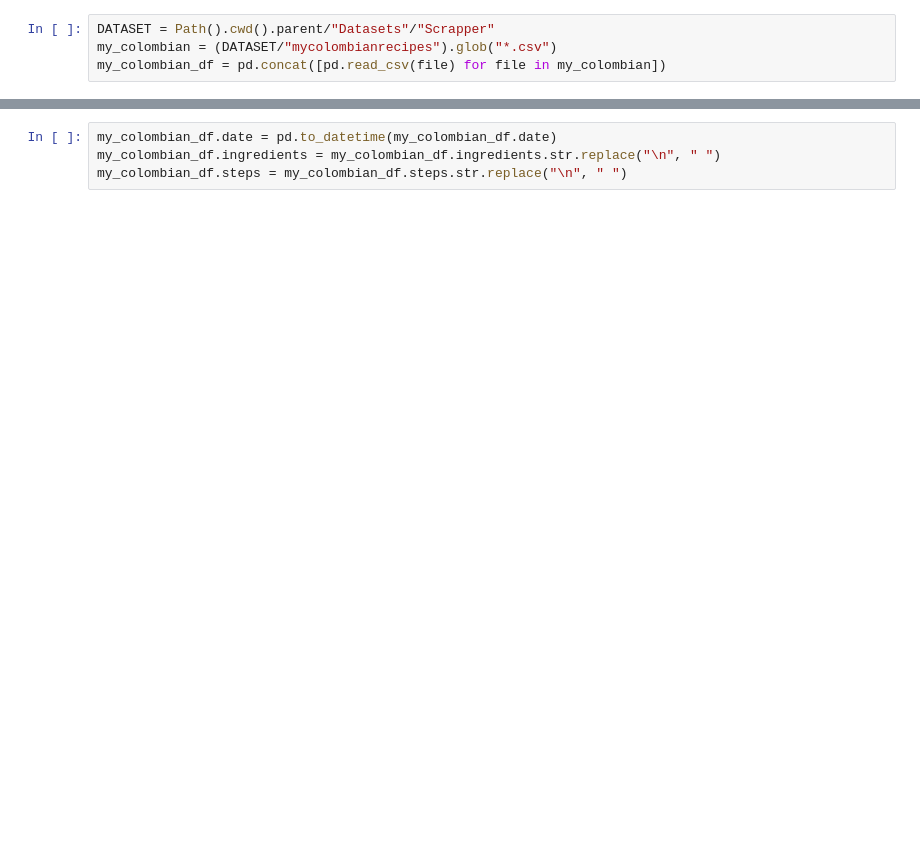
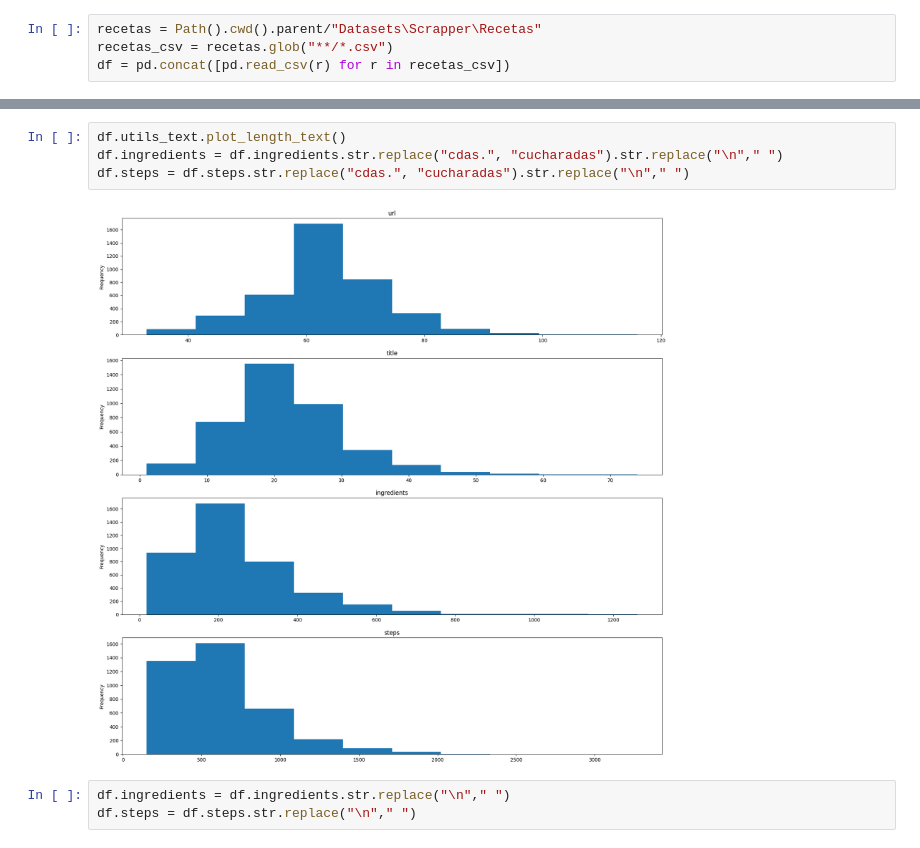
Before and after one commit to Frorozcoloa/ChatCocina, a Jupyter notebook: Notebooks/0.1- Limpieza_de_datos_mycolombian.ipynb, the cells around one changed output, grey strips where cells are left out. Cells and saved outputs as stored; diff of their text form; blank space fills up the shorter version.

```diff
--- a/Notebooks/0.1- Limpieza_de_datos_mycolombian.ipynb
+++ b/Notebooks/0.1- Limpieza_de_datos_mycolombian.ipynb
@@ -16,4 +13,4 @@ The autoreload extension is already loaded. To reload it, use:
 # %%
-DATASET = Path().cwd().parent/"Datasets"/"Scrapper"
-my_colombian = (DATASET/"mycolombianrecipes").glob("*.csv")
-my_colombian_df = pd.concat([pd.read_csv(file) for file in my_colombian])
+recetas = Path().cwd().parent/"Datasets\Scrapper\Recetas"
+recetas_csv = recetas.glob("**/*.csv")
+df = pd.concat([pd.read_csv(r) for r in recetas_csv])
@@ -20,4 +58,9 @@ my_colombian_df = pd.concat([pd.read_csv(file) for file in my_colombian])
+# %%
+df.utils_text.plot_length_text()
+df.ingredients = df.ingredients.str.replace("cdas.", "cucharadas").str.replace("\n"," ")
+df.steps = df.steps.str.replace("cdas.", "cucharadas").str.replace("\n"," ")
+# %% [output]
+[figure, added]
 # %%
-my_colombian_df.date = pd.to_datetime(my_colombian_df.date)
-my_colombian_df.ingredients = my_colombian_df.ingredients.str.replace("\n", " ")
-my_colombian_df.steps = my_colombian_df.steps.str.replace("\n", " ")
+df.ingredients = df.ingredients.str.replace("\n"," ")
+df.steps = df.steps.str.replace("\n"," ")
```
Also changed, not shown: parts of 24 cells of this notebook, 7 other files.
